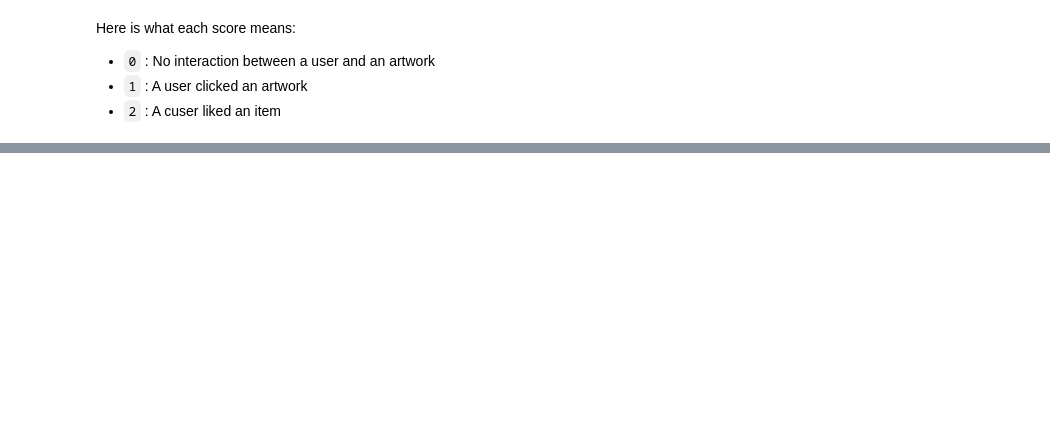
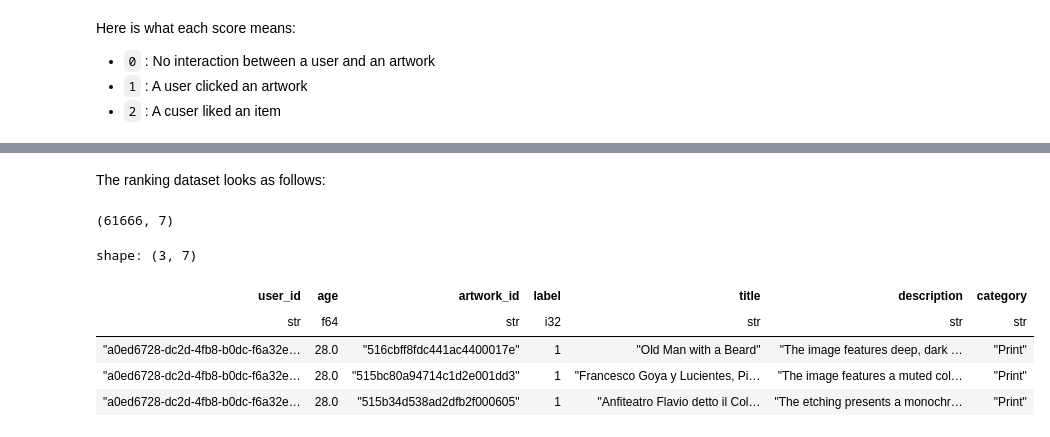
Before and after one commit to chinadupaya/art-recommendations, a Jupyter notebook: notebooks/1_fp_computing_features.ipynb, the cells around one changed output, grey strips where cells are left out. Drawn from its saved outputs; the diff is of its cells as text; code cells hidden in the pictures; blank space fills up the shorter version.

Commit message:
Ranking feature group

```diff
--- a/notebooks/1_fp_computing_features.ipynb
+++ b/notebooks/1_fp_computing_features.ipynb
@@ -391,0 +520,20 @@ Here is what each score means:
+# %% [markdown]
+The ranking dataset looks as follows:
+# %%
+ranking_df = compute_ranking_dataset2(
+    transactions_df,
+    artworks_df,
+    users_df,
+)
+ranking_df.shape
+# %% [output]
+(61666, 7)
+# %%
+ranking_df.head(3)
+# %% [output]
+shape: (3, 7)
+| user_id | age | artwork_id | label | title | description | category |
+| str | f64 | str | i32 | str | str | str |
+| "a0ed6728-dc2d-4fb8-b0dc-f6a32e… | 28.0 | "516cbff8fdc441ac4400017e" | 1 | "Old Man with a Beard" | "The image features deep, dark … | "Print" |
+| "a0ed6728-dc2d-4fb8-b0dc-f6a32e… | 28.0 | "515bc80a94714c1d2e001dd3" | 1 | "Francesco Goya y Lucientes, Pi… | "The image features a muted col… | "Print" |
+| "a0ed6728-dc2d-4fb8-b0dc-f6a32e… | 28.0 | "515b34d538ad2dfb2f000605" | 1 | "Anfiteatro Flavio detto il Col… | "The etching presents a monochr… | "Print" |
```
Also changed, not shown: parts of 29 cells of this notebook, 2 other files.
